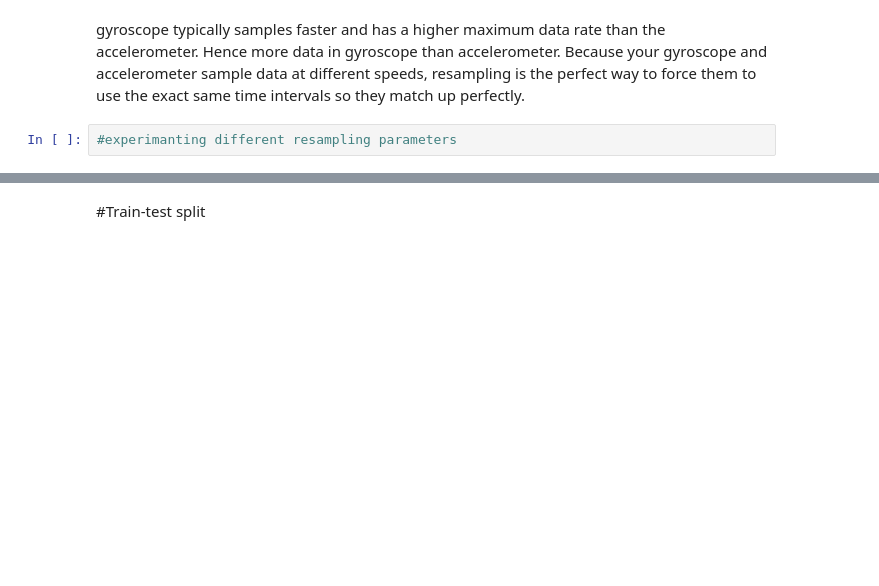
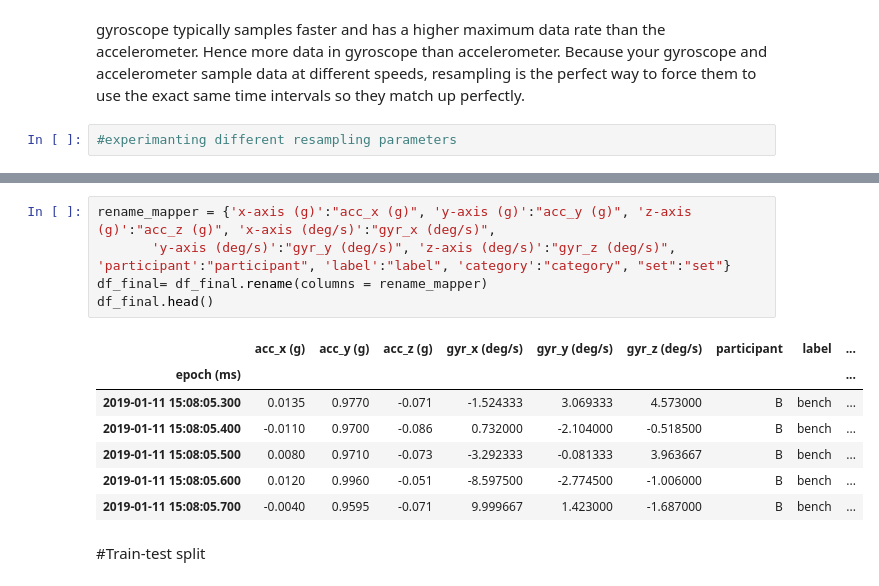
Before and after one commit to mafaiziyas/Wearable-AI-Barbell-Activity-Recognition-and-Rep-Counting-Engine, a Jupyter notebook: scripts/Data_preprocessing.ipynb, the cells around one changed output, grey strips where cells are left out. Drawn from its saved outputs; the diff is of its cells as text; blank space fills up the shorter version.

```diff
--- a/scripts/Data_preprocessing.ipynb
+++ b/scripts/Data_preprocessing.ipynb
@@ -252,3 +269,16 @@ df_final.shape #17912 rows
+# %%
+rename_mapper = {'x-axis (g)':"acc_x (g)", 'y-axis (g)':"acc_y (g)", 'z-axis (g)':"acc_z (g)", 'x-axis (deg/s)':"gyr_x (deg/s)",
+       'y-axis (deg/s)':"gyr_y (deg/s)", 'z-axis (deg/s)':"gyr_z (deg/s)", 'participant':"participant", 'label':"label", 'category':"category", "set":"set"}
+df_final= df_final.rename(columns = rename_mapper)
+df_final.head()
+# %% [output]
+|  | acc_x (g) | acc_y (g) | acc_z (g) | gyr_x (deg/s) | gyr_y (deg/s) | gyr_z (deg/s) | participant | label | ... |
+| epoch (ms) |  |  |  |  |  |  |  |  | ... |
+| 2019-01-11 15:08:05.300 | 0.0135 | 0.9770 | -0.071 | -1.524333 | 3.069333 | 4.573000 | B | bench | ... |
+| 2019-01-11 15:08:05.400 | -0.0110 | 0.9700 | -0.086 | 0.732000 | -2.104000 | -0.518500 | B | bench | ... |
+| 2019-01-11 15:08:05.500 | 0.0080 | 0.9710 | -0.073 | -3.292333 | -0.081333 | 3.963667 | B | bench | ... |
+| 2019-01-11 15:08:05.600 | 0.0120 | 0.9960 | -0.051 | -8.597500 | -2.774500 | -1.006000 | B | bench | ... |
+| 2019-01-11 15:08:05.700 | -0.0040 | 0.9595 | -0.071 | 9.999667 | 1.423000 | -1.687000 | B | bench | ... |
 # %% [markdown]
 #Train-test split
 # %% [markdown]
```
Also changed, not shown: parts of 15 cells of this notebook.
